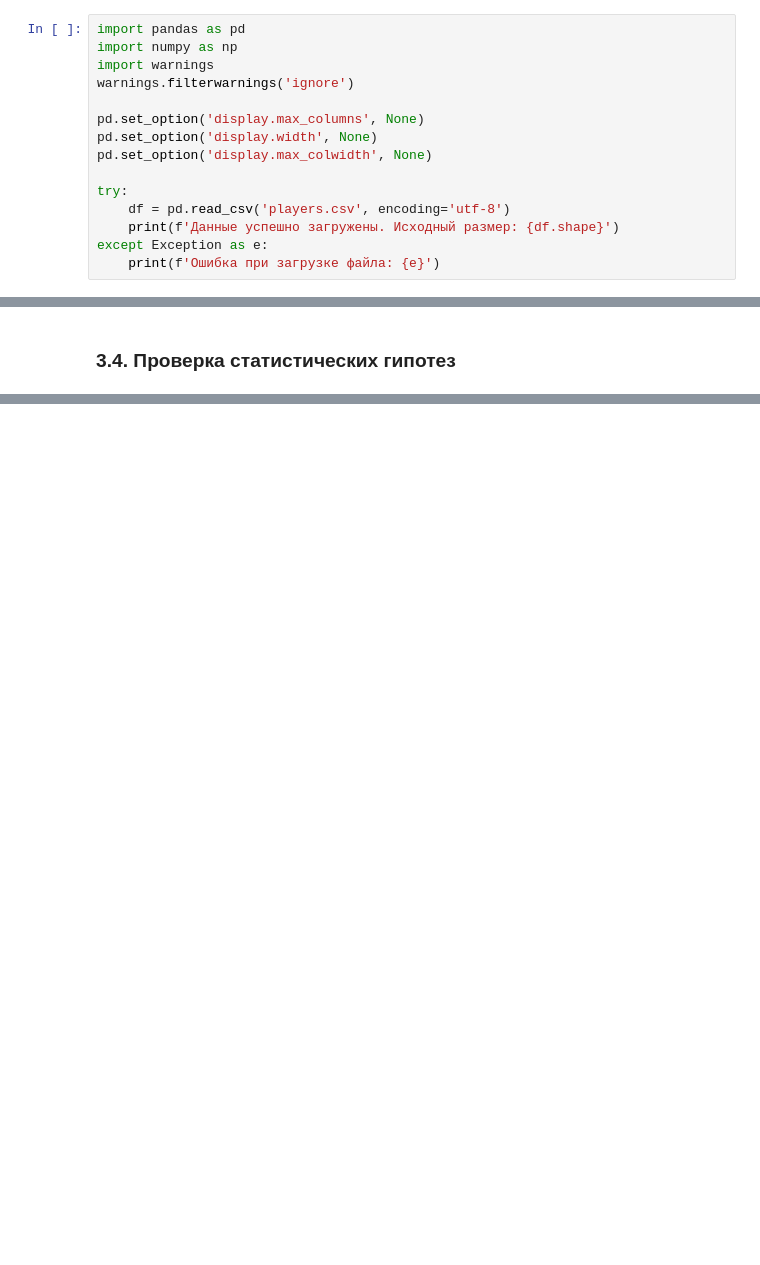
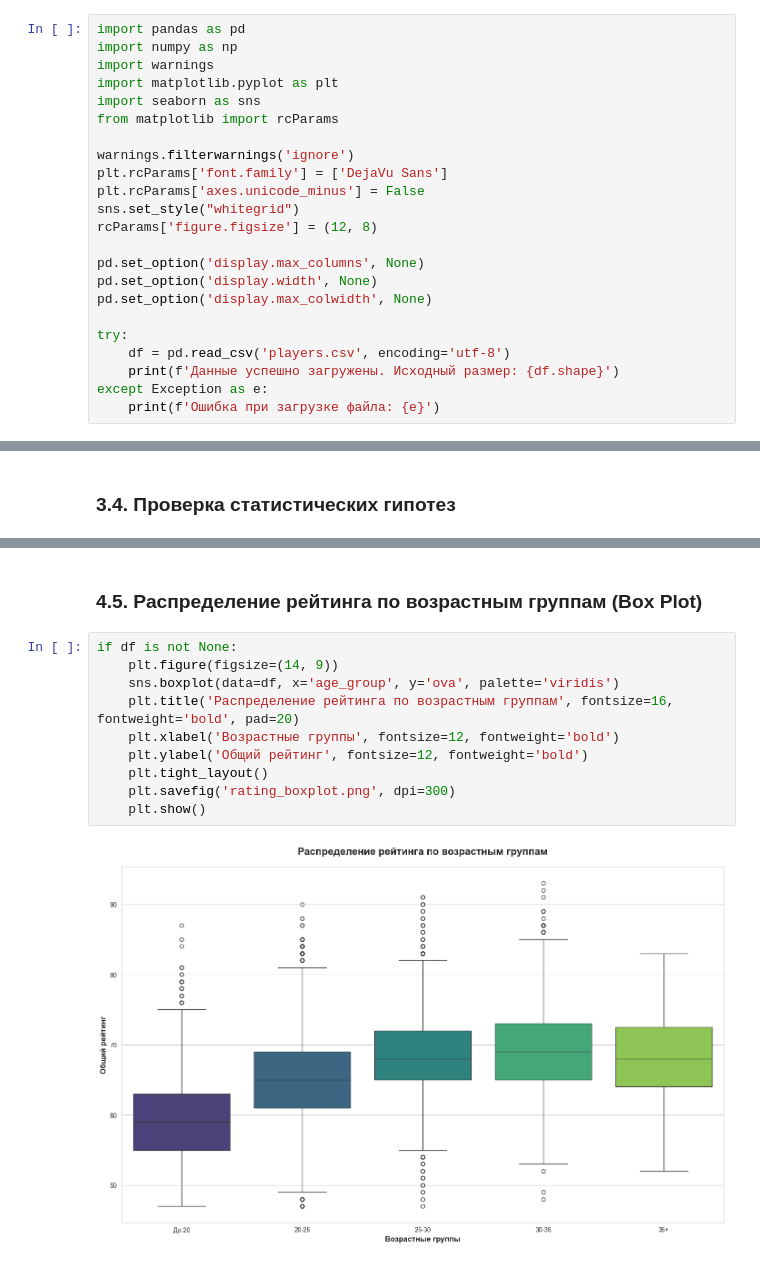
Before and after one commit to humam11/fifa_data_cleaning, a Jupyter notebook: notebook.ipynb, the cells around one changed output, grey strips where cells are left out. Drawn from its saved outputs; the diff is of its cells as text; blank space fills up the shorter version.

```diff
--- a/notebook.ipynb
+++ b/notebook.ipynb
@@ -11,7 +12,15 @@
 import pandas as pd
 import numpy as np
 import warnings
+import matplotlib.pyplot as plt
+import seaborn as sns
+from matplotlib import rcParams
+
 warnings.filterwarnings('ignore')
+plt.rcParams['font.family'] = ['DejaVu Sans']
+plt.rcParams['axes.unicode_minus'] = False
+sns.set_style("whitegrid")
+rcParams['figure.figsize'] = (12, 8)
 
 pd.set_option('display.max_columns', None)
 pd.set_option('display.width', None)
@@ -322,0 +397,14 @@ if df is not None:
+# %% [markdown]
+### 4.5. Распределение рейтинга по возрастным группам (Box Plot)
+# %%
+if df is not None:
+    plt.figure(figsize=(14, 9))
+    sns.boxplot(data=df, x='age_group', y='ova', palette='viridis')
+    plt.title('Распределение рейтинга по возрастным группам', fontsize=16, fontweight='bold', pad=20)
+    plt.xlabel('Возрастные группы', fontsize=12, fontweight='bold')
+    plt.ylabel('Общий рейтинг', fontsize=12, fontweight='bold')
+    plt.tight_layout()
+    plt.savefig('rating_boxplot.png', dpi=300)
+    plt.show()
+# %% [output]
+[figure, added]
```
Also changed, not shown: parts of 36 cells of this notebook, 8 other files.
